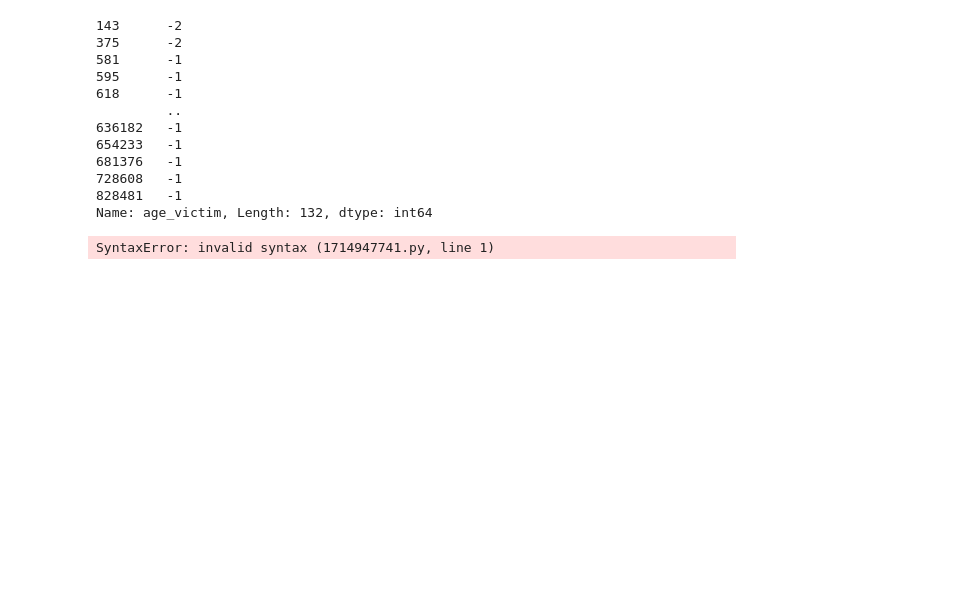
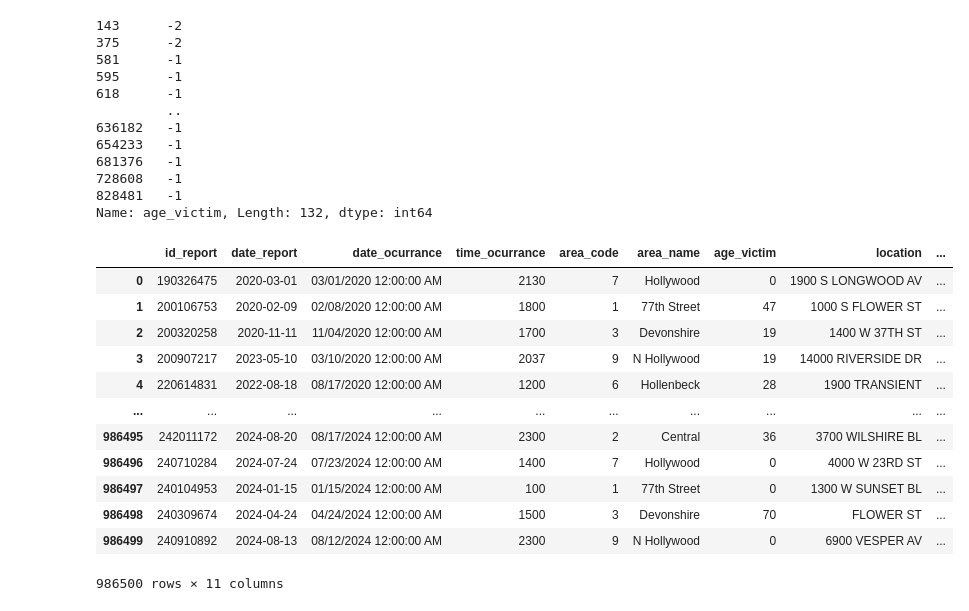
Before and after one commit to JavierGilMendoza/Proyecto-2-Los-Angeles-Crimes, a Jupyter notebook: Project_EDA_Crime_Los_Angeles.ipynb, the cells around one changed output. Saved outputs shown, nothing was run; the diff lists cells and outputs as text; code cells hidden in the pictures; blank space fills up the shorter version.

```diff
--- a/Project_EDA_Crime_Los_Angeles.ipynb
+++ b/Project_EDA_Crime_Los_Angeles.ipynb
@@ -945,6 +1004,18 @@ df['age_victim'].loc[df['age_victim']<0]
 828481   -1
 Name: age_victim, Length: 132, dtype: int64
 # %%
-df[features_explore_JA].
+df[features_explore_JA]
 # %% [output]
+|  | id_report | date_report | date_ocurrance | time_ocurrance | area_code | area_name | age_victim | location | ... |
+| 0 | 190326475 | 2020-03-01 | 03/01/2020 12:00:00 AM | 2130 | 7 | Hollywood | 0 | 1900 S LONGWOOD AV | ... |
+| 1 | 200106753 | 2020-02-09 | 02/08/2020 12:00:00 AM | 1800 | 1 | 77th Street | 47 | 1000 S FLOWER ST | ... |
+| 2 | 200320258 | 2020-11-11 | 11/04/2020 12:00:00 AM | 1700 | 3 | Devonshire | 19 | 1400 W 37TH ST | ... |
+| 3 | 200907217 | 2023-05-10 | 03/10/2020 12:00:00 AM | 2037 | 9 | N Hollywood | 19 | 14000 RIVERSIDE DR | ... |
+| 4 | 220614831 | 2022-08-18 | 08/17/2020 12:00:00 AM | 1200 | 6 | Hollenbeck | 28 | 1900 TRANSIENT | ... |
+| ... | ... | ... | ... | ... | ... | ... | ... | ... | ... |
+| 986495 | 242011172 | 2024-08-20 | 08/17/2024 12:00:00 AM | 2300 | 2 | Central | 36 | 3700 WILSHIRE BL | ... |
+| 986496 | 240710284 | 2024-07-24 | 07/23/2024 12:00:00 AM | 1400 | 7 | Hollywood | 0 | 4000 W 23RD ST | ... |
+| 986497 | 240104953 | 2024-01-15 | 01/15/2024 12:00:00 AM | 100 | 1 | 77th Street | 0 | 1300 W SUNSET BL | ... |
+| 986498 | 240309674 | 2024-04-24 | 04/24/2024 12:00:00 AM | 1500 | 3 | Devonshire | 70 | FLOWER ST | ... |
+| 986499 | 240910892 | 2024-08-13 | 08/12/2024 12:00:00 AM | 2300 | 9 | N Hollywood | 0 | 6900 VESPER AV | ... |
-SyntaxError: invalid syntax (1714947741.py, line 1)
+986500 rows × 11 columns
```
Also changed, not shown: parts of 10 cells of this notebook, 1 other file.
